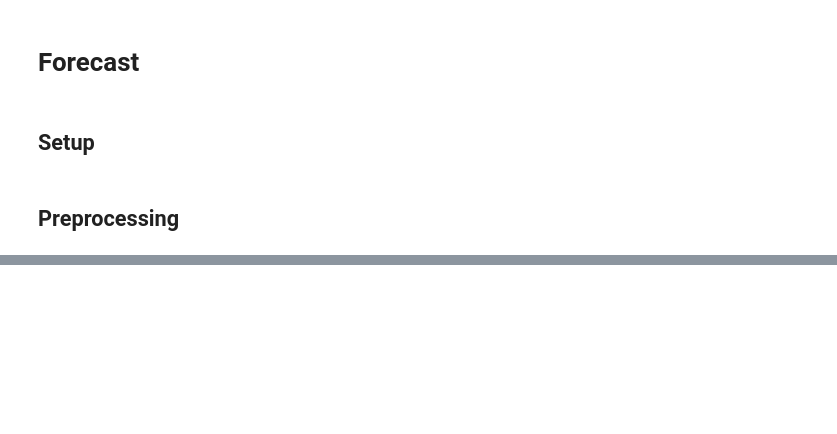
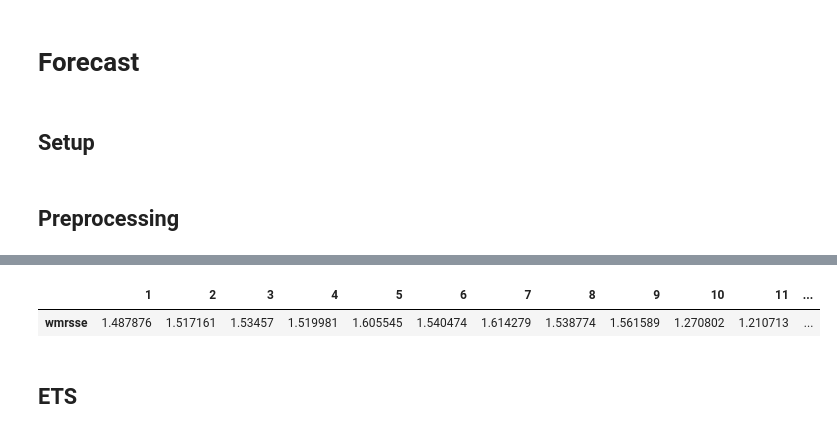
Before and after one commit to coldwhitewinters/m5-forecasting, a Jupyter notebook: notebooks/main.ipynb, the cells around one changed output, grey strips where cells are left out. Saved outputs shown, nothing was run; the diff lists cells and outputs as text; code cells hidden in the pictures; blank space fills up the shorter version.

```diff
--- a/notebooks/main.ipynb
+++ b/notebooks/main.ipynb
@@ -58,0 +82,7 @@ plot_fcst(cfg.DATA_DIR, cfg.FCST_DIR, cfg.MULTI_STEP, level=1)
+# %%
+accuracy(model="naive")
+# %% [output]
+|  | 1 | 2 | 3 | 4 | 5 | 6 | 7 | 8 | 9 | 10 | 11 | ... |
+| wmrsse | 1.487876 | 1.517161 | 1.53457 | 1.519981 | 1.605545 | 1.540474 | 1.614279 | 1.538774 | 1.561589 | 1.270802 | 1.210713 | ... |
+# %% [markdown]
+## ETS
```
Also changed, not shown: parts of 46 cells of this notebook, 2 other files.
